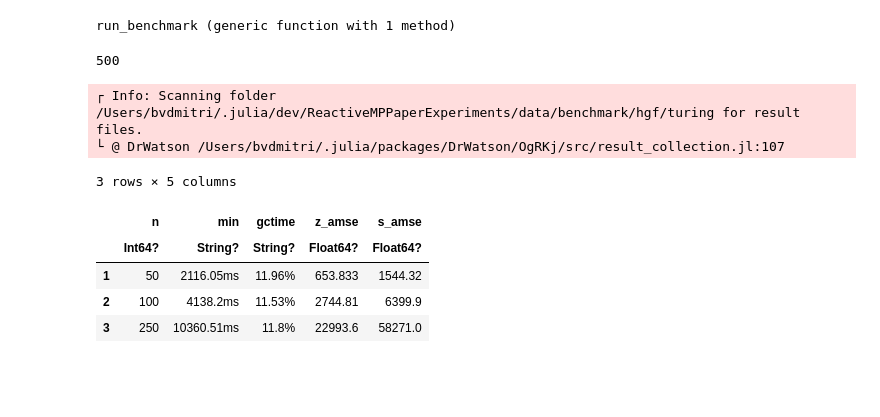
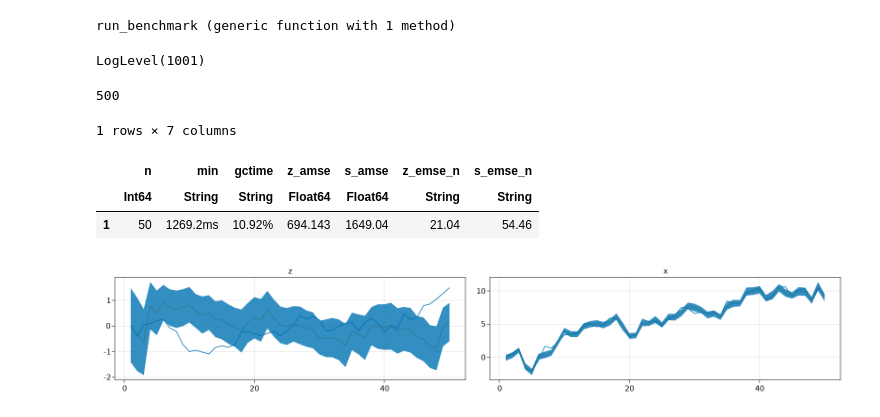
Before and after one commit to biaslab/ReactiveMPPaperExperiments, a Jupyter notebook: notebooks/turing_hierarchical_gaussian_filter.ipynb, the cells around one changed output. Drawn from its saved outputs; the diff is of its cells as text; code cells hidden in the pictures; blank space fills up the shorter version.

```diff
--- a/notebooks/turing_hierarchical_gaussian_filter.ipynb
+++ b/notebooks/turing_hierarchical_gaussian_filter.ipynb
@@ -176,11 +177,11 @@ end
 _average_mse (generic function with 1 method)
 # %%
 function run_benchmark(params)
-    @unpack seed, n, nsamples, κ, ω, τ_z, τ_y = params
+    @unpack seed, n, nsamples, κ, ω, τ_z, τ_y, ϵ, leapfrog = params
 
     z, s, y = generate_data(HGFModel(), params);
 
-    method = HMC(0.01, 20);
+    method = HMC(ϵ, leapfrog);
 
     results    = inference(y, params; nsamples = nsamples, method = method);
     benchmark  = @benchmark inference($y, $params; nsamples = $nsamples, method = $method);
@@ -188,7 +189,18 @@ function run_benchmark(params)
     z_amse = _average_mse(z, results, :z)
     s_amse = _average_mse(s, results, :x)
 
-    output = @strdict n seed nsamples τ_z τ_y κ ω results benchmark z_amse s_amse
+    emse_range = (seed):(seed + 10)
+
+    emse = (1.0 / length(emse_range)) .* mapreduce(.+, emse_range) do _seed
+        local cparams = deepcopy(params); cparams["seed"] = _seed;
+        local z, s, y = generate_data(HGFModel(), cparams);
+        local results = inference(y, cparams; nsamples = nsamples, method = method);
+        local z_amse = _average_mse(z, results, :z)
+        local s_amse = _average_mse(s, results, :x)
+        return (z_amse, s_amse)
+    end
+
+    output = @strdict n seed nsamples τ_z τ_y κ ω results benchmark z_amse s_amse emse
 
     return output
 end
@@ -203,14 +215,22 @@ benchmark_params = dict_list(Dict(
     "τ_y"   => 5.0,
     "κ"     => 1.0,
     "ω"     => 0.0,
+    "ϵ"     => 0.1, # [ 0.01, 0.05, 0.1 ],
+    "leapfrog" => 10, # [ 10, 20, 50, 100 ]
 ));
+# %%
+import Logging
+
+Logging.disable_logging(Logging.Warn) # or e.g. Logging.Info
+# %% [output]
+LogLevel(1001)
 # %%
 # First run maybe slow, you may track the progress in the terminal
 # Subsequent runs will not create new benchmarks
 # but will reload it from data folder
 turing_benchmarks = map(benchmark_params) do params
     path = datadir("benchmark", "hgf", "turing")
-    result, _ = produce_or_load(path, params; tag = false) do p
+    result, _ = produce_or_load(path, params; tag = false, force = true) do p
         run_benchmark(p)
     end
     return result
@@ -222,31 +242,61 @@ target_nsamples = 500
 500
 # %%
 let
-    path = datadir("benchmark", "hgf", "turing")
 
     white_list   = [ "n", "seed", "nsamples", "z_amse", "s_amse" ]
     special_list = [
         :min => (data) -> string(round(minimum(data["benchmark"]).time / 1_000_000, digits = 2), "ms"),
         :mean => (data) -> string(round(mean(data["benchmark"]).time / 1_000_000, digits = 2), "ms"),
         :gctime => (data) -> string(round(minimum(data["benchmark"]).gctime / minimum(data["benchmark"]).time * 100, digits = 2), "%"),
+        :z_emse_n => (data) -> string(round(data["emse"][1] / data["n"], digits = 2)),
+        :s_emse_n => (data) -> string(round(data["emse"][2] / data["n"], digits = 2)),
     ]
 
-    df = collect_results(path, white_list = white_list, special_list = special_list, verbose = false)
+    df = collect_benchmarks(turing_benchmarks, white_list = white_list, special_list = special_list)
 
     query = @from row in df begin
         @where row.seed == target_seed && row.nsamples == target_nsamples
         @orderby ascending(row.n)
-        @select { row.n, row.min, row.gctime, row.z_amse, row.s_amse }
+        @select { row.n, row.min, row.gctime, row.z_amse, row.s_amse, row.z_emse_n, row.s_emse_n }
     end
 
     DataFrame(query)
 end
 # %% [output]
-┌ Info: Scanning folder /Users/bvdmitri/.julia/dev/ReactiveMPPaperExperiments/data/benchmark/hgf/turing for result files.
-└ @ DrWatson /Users/bvdmitri/.julia/packages/DrWatson/OgRKj/src/result_collection.jl:107
+1 rows × 7 columns
-3 rows × 5 columns
-|  | n | min | gctime | z_amse | s_amse |
-|  | Int64? | String? | String? | Float64? | Float64? |
-| 1 | 50 | 2116.05ms | 11.96% | 653.833 | 1544.32 |
-| 2 | 100 | 4138.2ms | 11.53% | 2744.81 | 6399.9 |
-| 3 | 250 | 10360.51ms | 11.8% | 22993.6 | 58271.0 |
+|  | n | min | gctime | z_amse | s_amse | z_emse_n | s_emse_n |
+|  | Int64 | String | String | Float64 | Float64 | String | String |
+| 1 | 50 | 1269.2ms | 10.92% | 694.143 | 1649.04 | 21.04 | 54.46 |
+# %%
+let
+    verification_index = 1
+
+    verification_benchmark = turing_benchmarks[verification_index]
+
+    f = Figure(resolution = (1600, 300))
+
+    local z, x, y = generate_data(HGFModel(), verification_benchmark);
+
+    ax1 = Axis(f[1, 1], title = "z")
+    ax2 = Axis(f[1, 2], title = "x")
+
+    n = length(z)
+
+    z_mean = extract_stats(verification_benchmark["results"], :zt_min_mean)
+    z_std  = extract_stats(verification_benchmark["results"], :zt_min_std)
+
+    lines!(ax1, 1:n, z)
+    lines!(ax1, 1:n, z_mean)
+    band!(ax1, 1:n, z_mean .- z_std, z_mean .+ z_std)
+
+    x_mean = extract_stats(verification_benchmark["results"], :xt_min_mean)
+    x_std  = extract_stats(verification_benchmark["results"], :xt_min_std)
+
+    lines!(ax2, 1:n, x)
+    lines!(ax2, 1:n, x_mean)
+    band!(ax2, 1:n, x_mean .- x_std, x_mean .+ x_std)
+
+    f
+end
+# %% [output]
+[figure, added]
```
Also changed, not shown: parts of 3 cells of this notebook, 13 other files.
